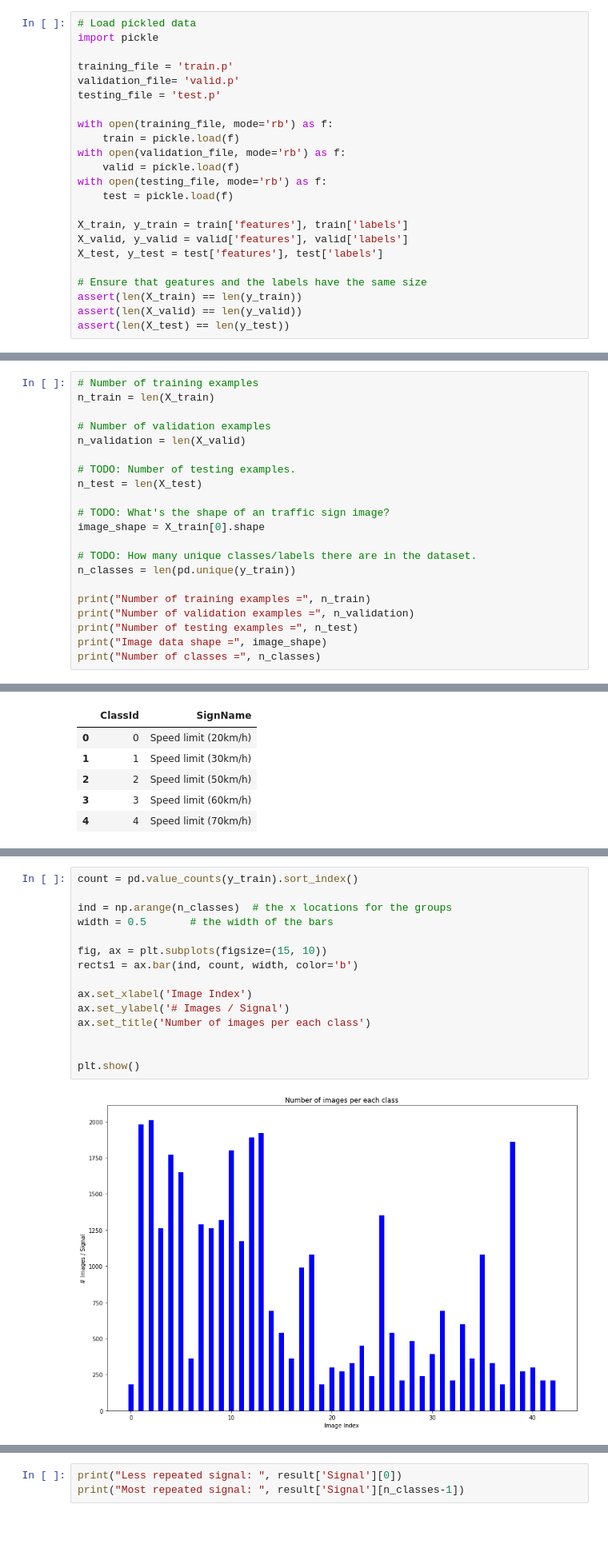
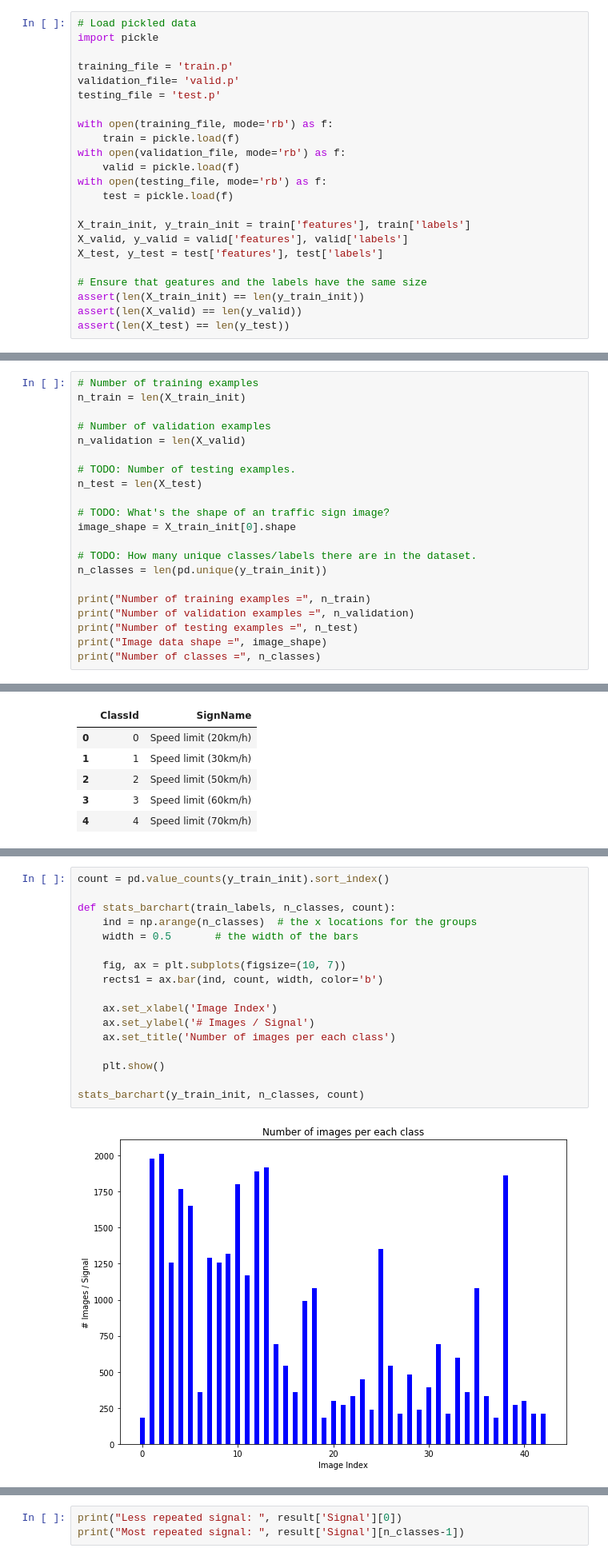
Before and after one commit to cralonsov/CarND-Traffic-Sign-Classifier-Project, a Jupyter notebook: Traffic_Sign_Classifier.ipynb, the cells around one changed output, grey strips where cells are left out. Shown: that part at 80% size. Cells and saved outputs as stored; diff of their text form; blank space fills up the shorter version.

Commit message:
Changes in the Project and added image-modifications ipynb

```diff
--- a/Traffic_Sign_Classifier.ipynb
+++ b/Traffic_Sign_Classifier.ipynb
@@ -22,12 +22,12 @@ with open(validation_file, mode='rb') as f:
 with open(testing_file, mode='rb') as f:
     test = pickle.load(f)
 
-X_train, y_train = train['features'], train['labels']
+X_train_init, y_train_init = train['features'], train['labels']
 X_valid, y_valid = valid['features'], valid['labels']
 X_test, y_test = test['features'], test['labels']
 
 # Ensure that geatures and the labels have the same size
-assert(len(X_train) == len(y_train))
+assert(len(X_train_init) == len(y_train_init))
 assert(len(X_valid) == len(y_valid))
 assert(len(X_test) == len(y_test))
 # %% [markdown]
@@ -49,7 +49,7 @@ import pandas as pd
 import sklearn as sk
 # %%
 # Number of training examples
-n_train = len(X_train)
+n_train = len(X_train_init)
 
 # Number of validation examples
 n_validation = len(X_valid)
@@ -58,10 +58,10 @@ n_validation = len(X_valid)
 n_test = len(X_test)
 
 # TODO: What's the shape of an traffic sign image?
-image_shape = X_train[0].shape
+image_shape = X_train_init[0].shape
 
 # TODO: How many unique classes/labels there are in the dataset.
-n_classes = len(pd.unique(y_train))
+n_classes = len(pd.unique(y_train_init))
 
 print("Number of training examples =", n_train)
 print("Number of validation examples =", n_validation)
@@ -112,20 +116,22 @@ Slippery road
 # %%
-count = pd.value_counts(y_train).sort_index()
+count = pd.value_counts(y_train_init).sort_index()
 
-ind = np.arange(n_classes)  # the x locations for the groups
-width = 0.5       # the width of the bars
+def stats_barchart(train_labels, n_classes, count):
+    ind = np.arange(n_classes)  # the x locations for the groups
+    width = 0.5       # the width of the bars
 
-fig, ax = plt.subplots(figsize=(15, 10))
-rects1 = ax.bar(ind, count, width, color='b')
+    fig, ax = plt.subplots(figsize=(10, 7))
+    rects1 = ax.bar(ind, count, width, color='b')
 
-ax.set_xlabel('Image Index')
-ax.set_ylabel('# Images / Signal')
-ax.set_title('Number of images per each class')
+    ax.set_xlabel('Image Index')
+    ax.set_ylabel('# Images / Signal')
+    ax.set_title('Number of images per each class')
 
+    plt.show()
 
-plt.show()
+stats_barchart(y_train_init, n_classes, count)
 # %% [output]
-[figure, old version]
+[figure, new version]
 # %%
 result = pd.DataFrame()
 result['SignIndex'] = count.index
```
Also changed, not shown: parts of 29 cells of this notebook, 1 other file.
